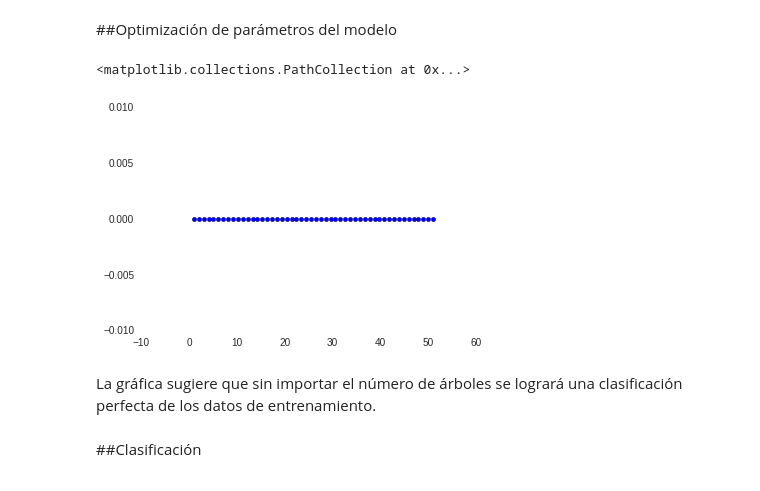
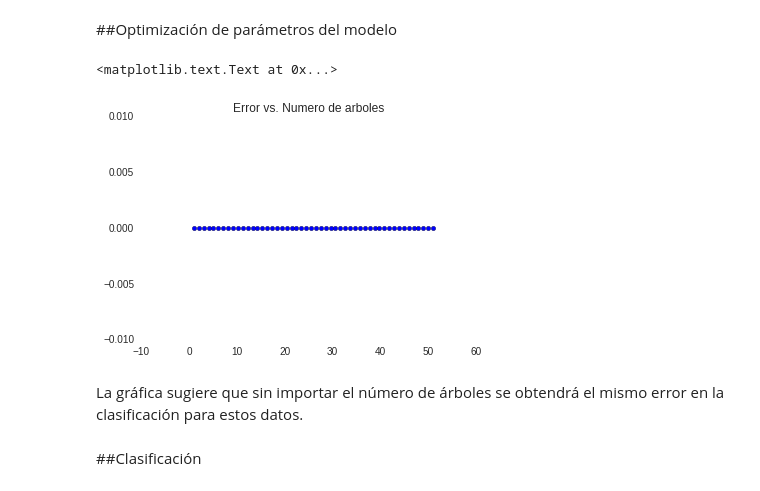
Before and after one commit to scaldas/MCA_EjerciciosESLCap2, a Jupyter notebook: vino/Vino.ipynb, the cells around one changed output. Drawn from its saved outputs; the diff is of its cells as text; code cells hidden in the pictures.

```diff
--- a/vino/Vino.ipynb
+++ b/vino/Vino.ipynb
@@ -61,0 +63,22 @@ En la gráfica se puede ver que únicamente se clasificaron incorrectamente dos
+# %%
+grouped_km = results_km.groupby(["Class"])
+class1 = grouped_km.get_group(1)
+class2 = grouped_km.get_group(2)
+class3 = grouped_km.get_group(3)
+# %%
+cluster_label1 = class1['Cluster'].value_counts().idxmax()
+cluster_label2 = class2['Cluster'].value_counts().idxmax()
+cluster_label3 = class3['Cluster'].value_counts().idxmax()
+# %%
+err_km = 0
+for i in range(len(class1)):
+    if class1["Cluster"].iloc[i] != cluster_label1:
+        err_km += 1
+for i in range(len(class2)):
+    if class2["Cluster"].iloc[i] != cluster_label2:
+        err_km += 1
+for i in range(len(class3)):
+    if class3["Cluster"].iloc[i] != cluster_label3:
+        err_km += 1
+eff_km = float(len(predict_km) - err_km)/float(len(predict_km))
+print("Eficiencia KMeans clustering:{0:.2f}%".format(eff_km*100))
@@ -103,0 +138,13 @@ title("Clasificacion de puntos")
+# %%
+err_km_pca = 0
+for i in range(len(class1)):
+    if class1["Cluster"].iloc[i] != cluster_label1:
+        err_km_pca += 1
+for i in range(len(class2)):
+    if class2["Cluster"].iloc[i] != cluster_label2:
+        err_km_pca += 1
+for i in range(len(class3)):
+    if class3["Cluster"].iloc[i] != cluster_label3:
+        err_km_pca += 1
+eff_km_pca = float(len(predict_km_pca) - err_km_pca)/float(len(predict_km_pca))
+print("Eficiencia KMeans clustering con PCA:{0:.2f}%".format(eff_km_pca*100))
@@ -118,11 +167,12 @@ for i in range(1,n_trees_total+1):
 # %%
 x = linspace(1, n_trees_total+1, n_trees_total)
 scatter(x, error_rf)
+title("Error vs. Numero de arboles")
 # %% [output]
-<matplotlib.collections.PathCollection at 0x...>
+<matplotlib.text.Text at 0x...>
-[figure, old version]
+[figure, new version]
 # %% [markdown]
-La gráfica sugiere que sin importar el número de árboles se logrará una clasificación perfecta de los datos de entrenamiento.
+La gráfica sugiere que sin importar el número de árboles se obtendrá el mismo error en la clasificación para estos datos.
 # %% [markdown]
 ##Clasificación
 # %%
```
Also changed, not shown: parts of 9 cells of this notebook.
